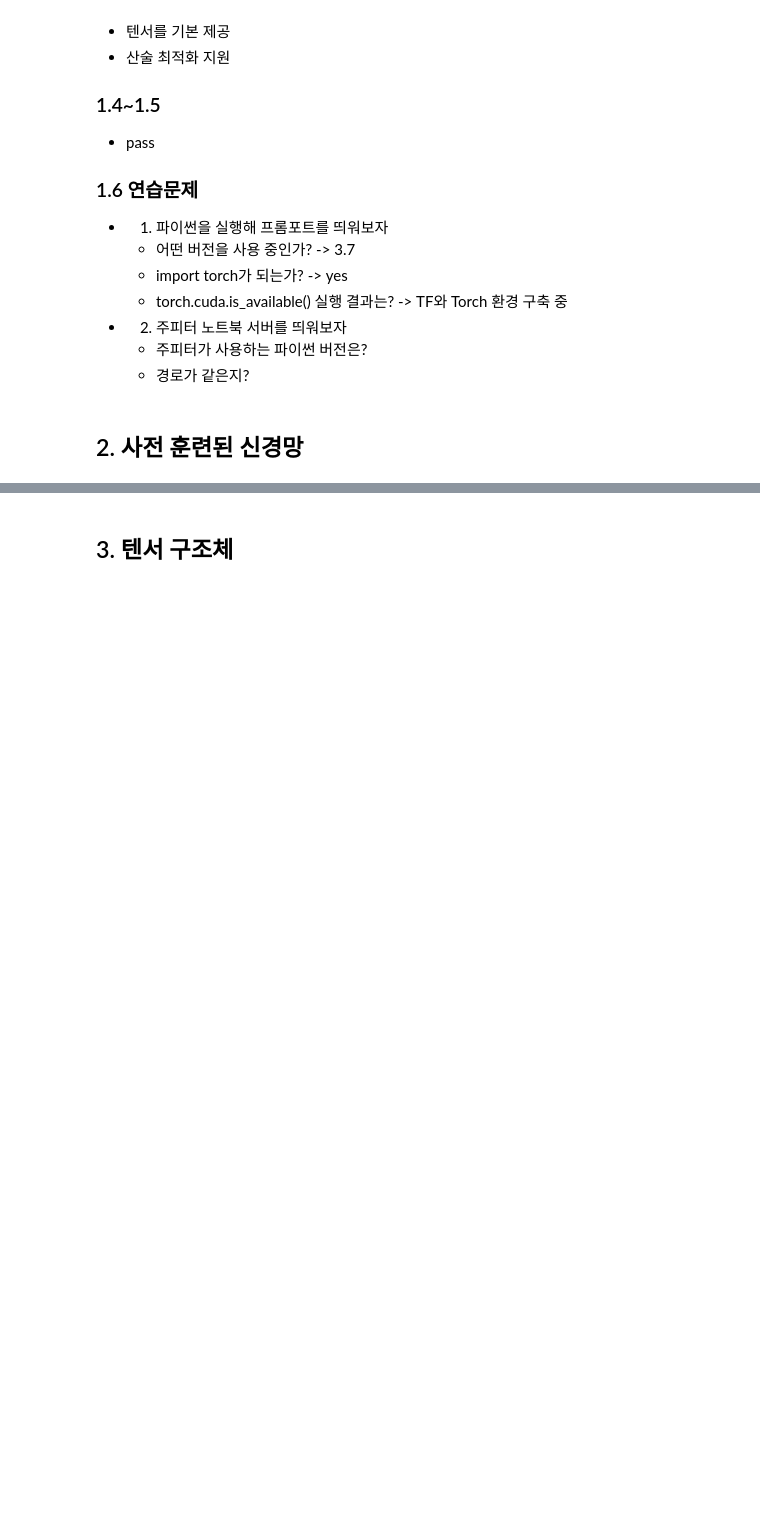
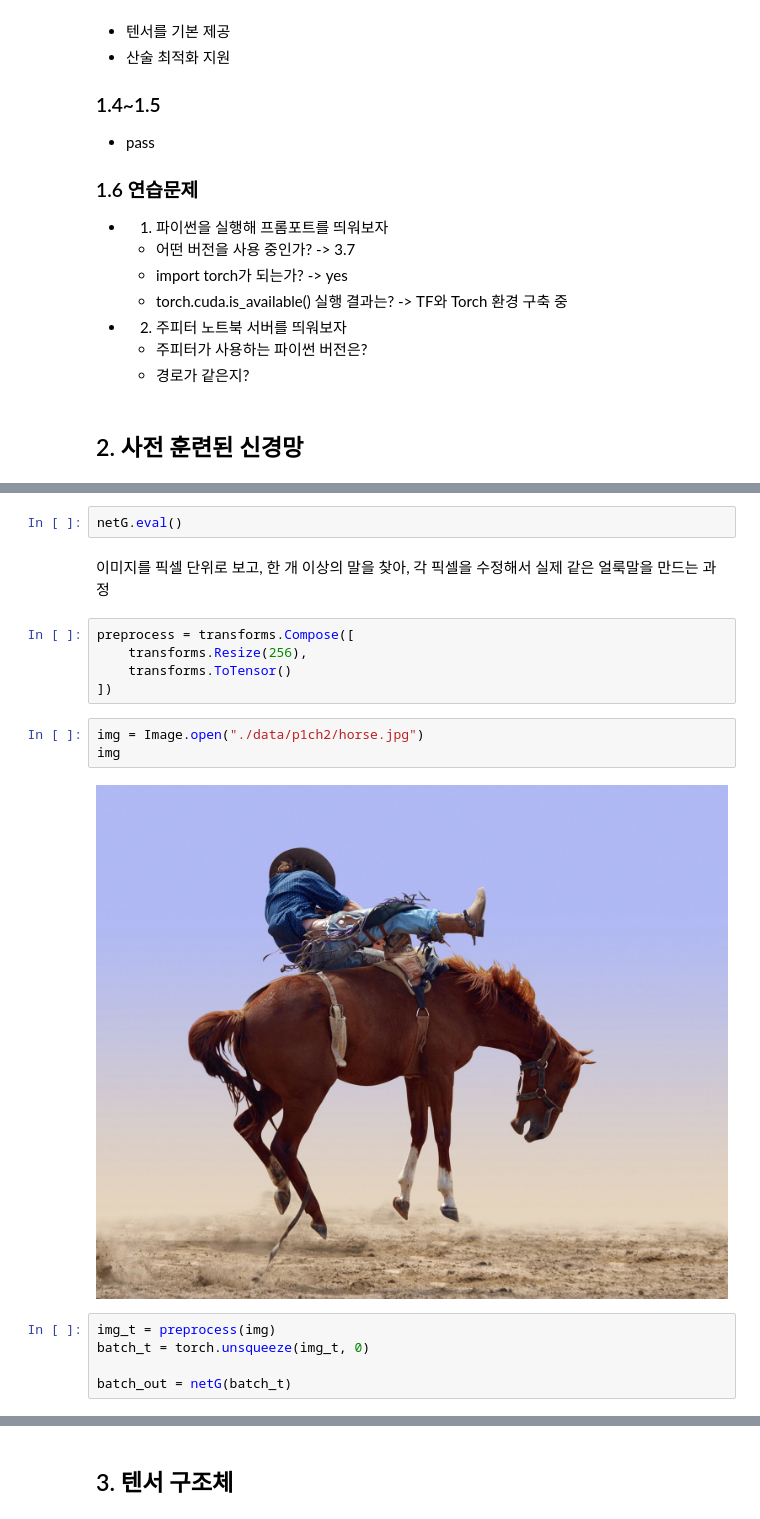
Before and after one commit to nuyhc/RhythmStudy, a Jupyter notebook: 1. PyTorch/PTM_1_김채현.ipynb, the cells around one changed output, grey strips where cells are left out. Saved outputs shown, nothing was run; the diff lists cells and outputs as text; blank space fills up the shorter version.

```diff
--- a/1. PyTorch/PTM_1_김채현.ipynb
+++ b/1. PyTorch/PTM_1_김채현.ipynb
@@ -35,0 +224,19 @@
+# %%
+netG.eval()
+# %% [markdown]
+이미지를 픽셀 단위로 보고, 한 개 이상의 말을 찾아, 각 픽셀을 수정해서 실제 같은 얼룩말을 만드는 과정
+# %%
+preprocess = transforms.Compose([
+    transforms.Resize(256),
+    transforms.ToTensor()
+])
+# %%
+img = Image.open("./data/p1ch2/horse.jpg")
+img
+# %% [output]
+[figure, added]
+# %%
+img_t = preprocess(img)
+batch_t = torch.unsqueeze(img_t, 0)
+
+batch_out = netG(batch_t)
```
Also changed, not shown: parts of 30 cells of this notebook.
